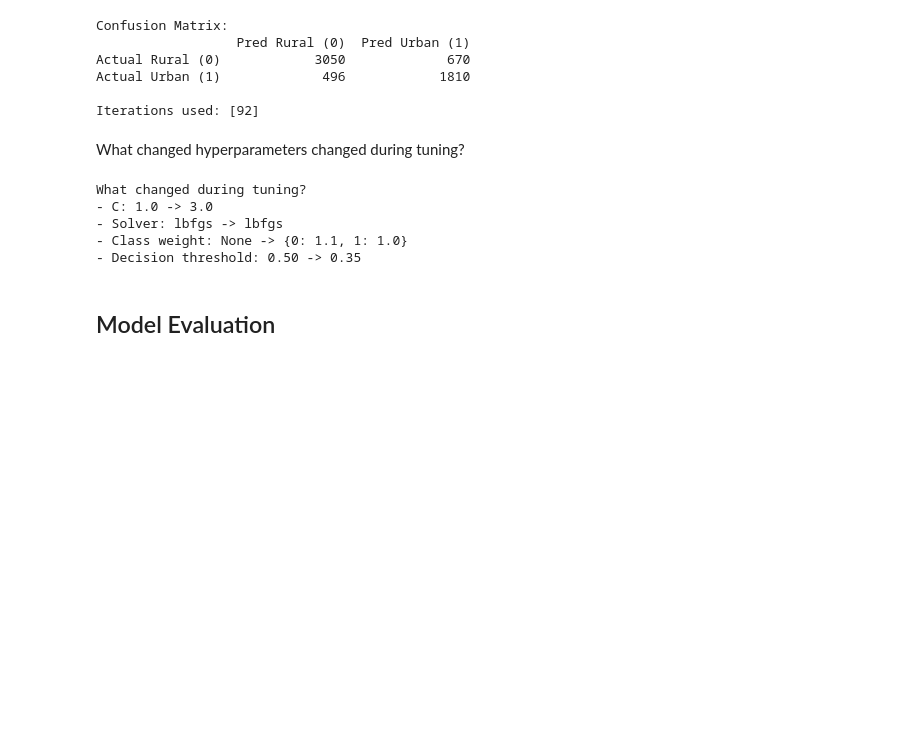
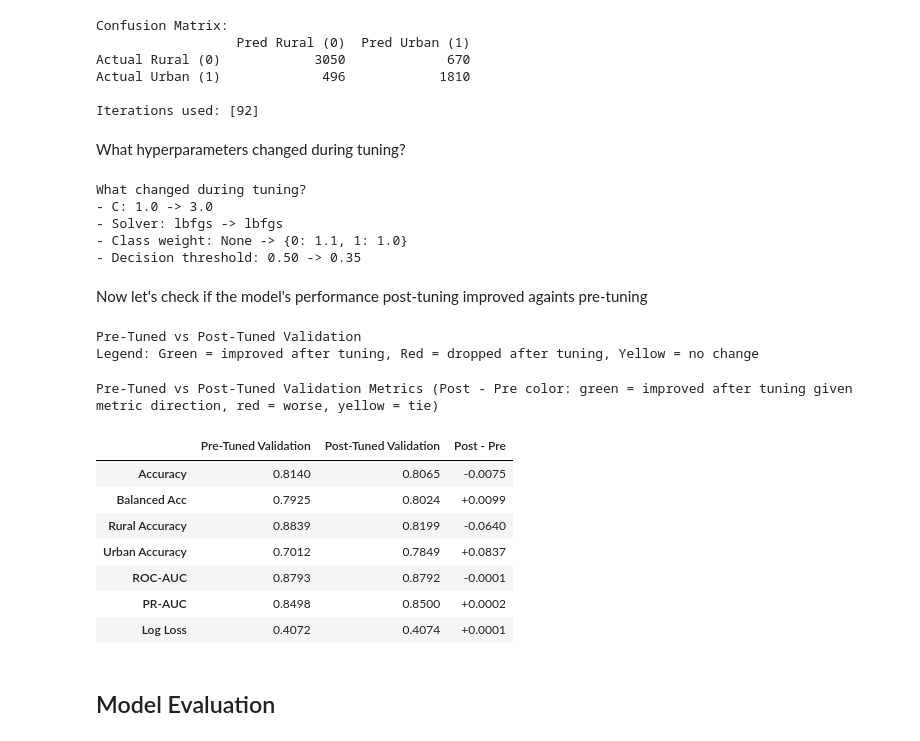
Before and after one commit to NebulaRojo9/STINTSY-MCO, a Jupyter notebook: Group2_nb.ipynb, the cells around one changed output. Cells and saved outputs as stored; diff of their text form; code cells hidden in the pictures; blank space fills up the shorter version.

Commit message:
feat: adjust EDA flow and complete LogReg model

```diff
--- a/Group2_nb.ipynb
+++ b/Group2_nb.ipynb
@@ -1135,7 +1141,7 @@ Actual Urban (1)             496            1810
 
 Iterations used: [92]
 # %% [markdown]
-What changed hyperparameters changed during tuning?
+What hyperparameters changed during tuning?
 # %%
 print("\nWhat changed during tuning?")
 print(f"- C: 1.0 -> {best_c}")
@@ -1148,6 +1154,71 @@ What changed during tuning?
 - Solver: lbfgs -> lbfgs
 - Class weight: None -> {0: 1.1, 1: 1.0}
 - Decision threshold: 0.50 -> 0.35
+# %% [markdown]
+Now let's check if the model's performance post-tuning improved againts pre-tuning
+# %%
+# Pre-tuned vs Post-tuned validation comparison (same style as earlier comparison table)
+metric_order_tuning = [
+    "Accuracy", "Balanced Acc", "Rural Accuracy", "Urban Accuracy",
+    "ROC-AUC", "PR-AUC", "Log Loss",
+]
+
+# Higher is better for all except Log Loss.
+direction_map_tuning = {
+    "Accuracy": "higher",
+    "Balanced Acc": "higher",
+    "Rural Accuracy": "higher",
+    "Urban Accuracy": "higher",
+    "ROC-AUC": "higher",
+    "PR-AUC": "higher",
+    "Log Loss": "lower",
+}
+
+tuned_comparison_df = pd.concat(
+    [
+        build_metric_series(y_val, y_val_pred, y_val_proba, cm_base, metric_order_tuning).rename("Pre-Tuned Validation"),
+        build_metric_series(y_val, y_val_pred_tuned, y_val_proba_tuned, cm_tuned, metric_order_tuning).rename("Post-Tuned Validation"),
+    ],
+    axis=1,
+)
+tuned_comparison_df["Post - Pre"] = (
+    tuned_comparison_df["Post-Tuned Validation"] - tuned_comparison_df["Pre-Tuned Validation"]
+)
+
+styled_tuned_comparison = (
+    tuned_comparison_df.style
+    .format(
+        {
+            "Pre-Tuned Validation": "{:.4f}",
+            "Post-Tuned Validation": "{:.4f}",
+            "Post - Pre": "{:+.4f}",
+        }
+    )
+    .apply(
+        lambda row: highlight_val_train_row(row, direction_map_tuning, delta_col="Post - Pre"),
+        axis=1,
+    )
+    .set_caption(
+        "Pre-Tuned vs Post-Tuned Validation Metrics "
+        "(Post - Pre color: green = improved after tuning given metric direction, red = worse, yellow = tie)"
+    )
+)
+
+print("Pre-Tuned vs Post-Tuned Validation")
+print("Legend: Green = improved after tuning, Red = dropped after tuning, Yellow = no change")
+display(styled_tuned_comparison)
+# %% [output]
+Pre-Tuned vs Post-Tuned Validation
+Legend: Green = improved after tuning, Red = dropped after tuning, Yellow = no change
+Pre-Tuned vs Post-Tuned Validation Metrics (Post - Pre color: green = improved after tuning given metric direction, red = worse, yellow = tie)
+|  | Pre-Tuned Validation | Post-Tuned Validation | Post - Pre |
+| Accuracy | 0.8140 | 0.8065 | -0.0075 |
+| Balanced Acc | 0.7925 | 0.8024 | +0.0099 |
+| Rural Accuracy | 0.8839 | 0.8199 | -0.0640 |
+| Urban Accuracy | 0.7012 | 0.7849 | +0.0837 |
+| ROC-AUC | 0.8793 | 0.8792 | -0.0001 |
+| PR-AUC | 0.8498 | 0.8500 | +0.0002 |
+| Log Loss | 0.4072 | 0.4074 | +0.0001 |
 # %% [markdown]
 ## Model Evaluation
 # %% [markdown]
```
Also changed, not shown: parts of 23 cells of this notebook, 1 other file.
